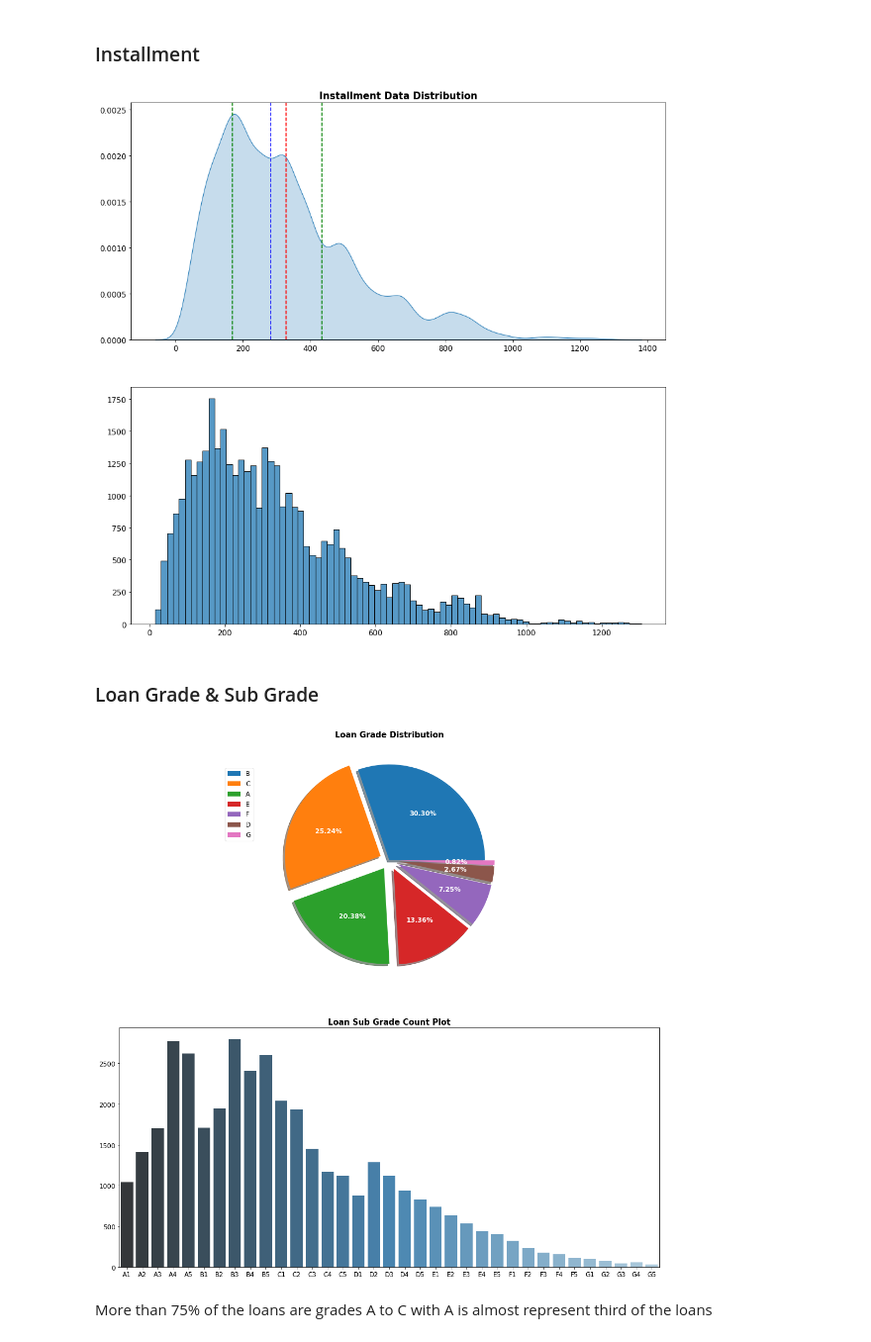
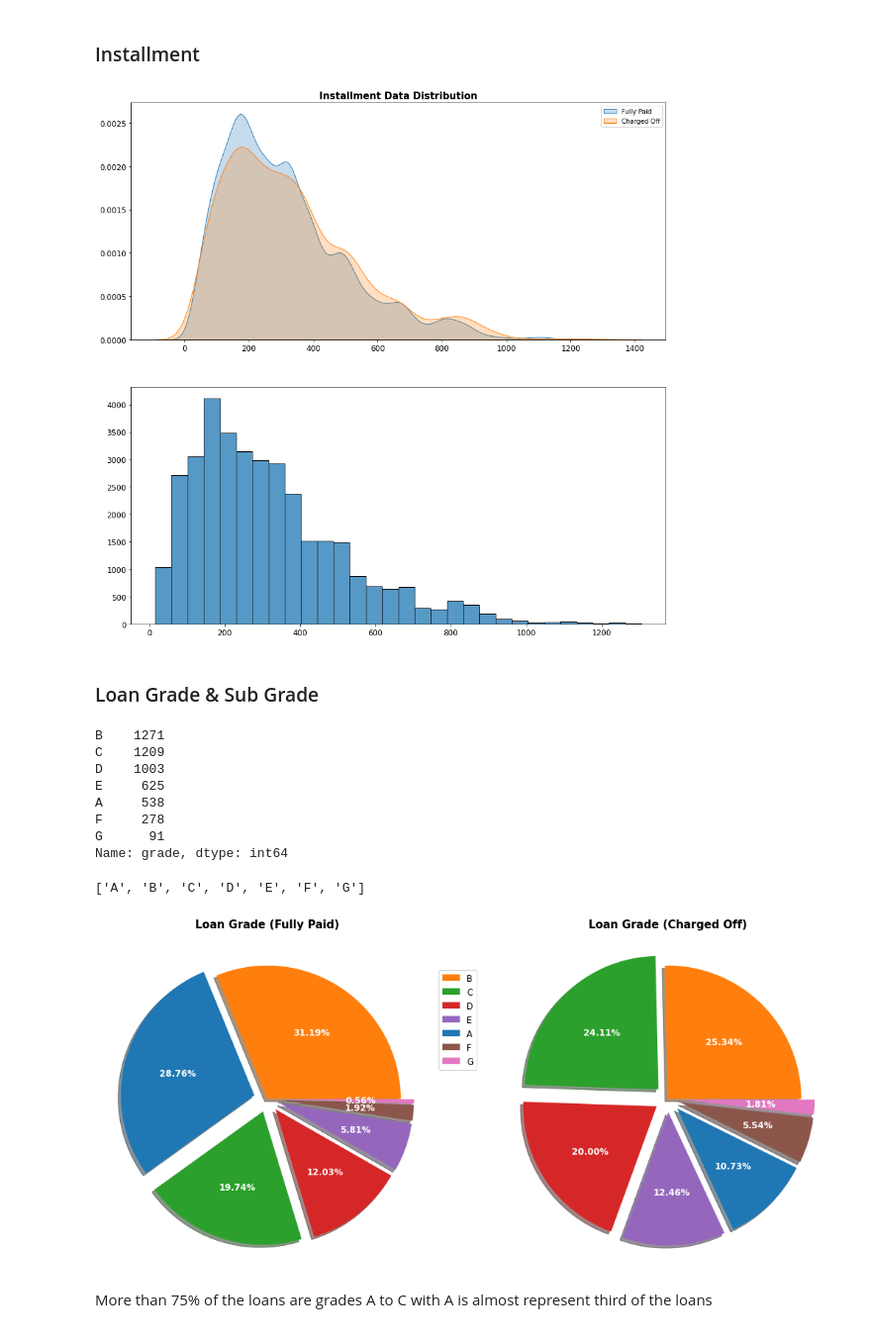
Before and after one commit to npalupunoori/LendingClubCaseStudy, a Jupyter notebook: Naren_Reddy_Palupunoori.ipynb, the cells around one changed output. Shown at 99% size. Saved outputs shown, nothing was run; the diff lists cells and outputs as text; code cells hidden in the pictures.

```diff
--- a/Naren_Reddy_Palupunoori.ipynb
+++ b/Naren_Reddy_Palupunoori.ipynb
@@ -327,6 +317,6 @@ pd.concat([upper_limit, lower_limit, mean, median, maximum, minimum], axis=1, ke
 plt.figure(figsize = (20,40))
 for i in range(0, len(numeric_columns)):
     plt.subplot(8,3,i+1)
-    plt.boxplot(loan_n[numeric_columns[i]])
+    plt.boxplot(loan_clean[numeric_columns[i]])
     plt.title(numeric_columns[i])
 # %% [output]
@@ -333,0 +328,6 @@ for i in range(0, len(numeric_columns)):
+# %%
+upper_annual_inc = loan.annual_inc.quantile(0.75) + 1.5 * (loan.annual_inc.quantile(0.75) - loan.annual_inc.quantile(0.25))
+# %%
+loan_clean = loan.loc[(loan['annual_inc'] <= upper_annual_inc) & (loan['loan_status'] != "Current")]
+loan_current = loan.loc[(loan['annual_inc'] <= upper_annual_inc) & (loan['loan_status'] == "Current")]
+loan_high = loan.loc[loan['annual_inc'] > upper_annual_inc]
@@ -340,0 +375,3 @@ Start to analyzie each coloum and see which are relevent. Initally steps
+# %%
+loan_paid = loan_clean.loc[loan_clean['loan_status'] == 'Fully Paid']
+loan_charged = loan_clean.loc[loan_clean['loan_status'] == 'Charged Off']
@@ -410,21 +478,20 @@ plt.show()
 # %%
 plt.figure(figsize=(15,15))
 plt.subplot(2,1,1)
-sns.kdeplot(data = loan, x ='installment', fill = bool).set(xlabel = None, ylabel = None)
-plt.axvline(x=loan.installment.mean(), color='red', linestyle = 'dashed')
-plt.axvline(x=loan.installment.median(), color='blue', linestyle = 'dashed')
-plt.axvline(x=loan.installment.quantile(0.25), color='green', linestyle = 'dashed')
-plt.axvline(x=loan.installment.quantile(0.75), color='green', linestyle = 'dashed')
+sns.kdeplot(data = loan_paid, x ='installment', fill = bool, label = "Fully Paid").set(xlabel = None,
+                                                                                             ylabel = None)
+sns.kdeplot(data = loan_charged, x ='installment', fill = bool, label = "Charged Off").set(xlabel = None,
+                                                                                        ylabel = None)
 plt.xticks(fontsize=12)
 plt.yticks(fontsize=12)
 plt.title("Installment Data Distribution", fontsize = 15, fontweight = 'bold')
-
+plt.legend(loc = 'upper right')
 plt.subplot(2,1,2)
-sns.histplot(data=loan, x="installment").set(xlabel = None, ylabel = None)
+sns.histplot(data=loan_clean, x="installment", bins=30).set(xlabel = None, ylabel = None)
 plt.xticks(fontsize=12)
 plt.yticks(fontsize=12)
 plt.show()
 # %% [output]
-[figure, old version]
+[figure, new version]
 # %% [markdown]
 ### Loan Grade & Sub Grade
@@ -433,28 +498,47 @@ loan.grade.value_counts()
+# %%
+loan_charged.grade.value_counts()
+# %% [output]
+B    1271
+C    1209
+D    1003
+E     625
+A     538
+F     278
+G      91
+Name: grade, dtype: int64
+# %%
+sorted(labels)
+# %% [output]
+['A', 'B', 'C', 'D', 'E', 'F', 'G']
 # %%
 plt.figure(figsize=(18,18))
 
-plt.subplot(2,1,1)
-size = loan['grade'].value_counts().tolist()
-labels = loan.grade.unique().tolist()
+plt.subplot(1,2,1)
+size = loan_paid['grade'].value_counts()
+labels = loan_paid.grade.value_counts().index
 explode = [0, 0.1, 0.1, 0.1, 0.1, 0.1, 0.1]
-plt.pie(size, explode = explode, shadow = True, autopct = '%.2f%%',
+colors = {'A': 'tab:blue','B': 'tab:orange','C': 'tab:green','D': 'tab:red','E': 'tab:purple','F': 'tab:brown',
+          'G': 'tab:pink'}
+plt.pie(size, explode = explode, shadow = True,
+        colors=[colors[i] for i in loan_paid.grade.value_counts().index], autopct = '%.2f%%',
        textprops={'color': 'w', 'fontsize' : 12, 'fontweight' : 'bold'})
-plt.title('Loan Grade Distribution', fontsize = 15, fontweight = 'bold')
+plt.title('Loan Grade (Fully Paid)', fontsize = 15, fontweight = 'bold')
+plt.axis('off')
+
+plt.subplot(1,2,2)
+size = loan_charged['grade'].value_counts().tolist()
+labels = loan_charged.grade.value_counts().index
+explode = [0, 0.1, 0.1, 0.1, 0.1, 0.1, 0.1]
+plt.pie(size, explode = explode, shadow = True,
+        colors=[colors[i] for i in loan_charged.grade.value_counts().index], autopct = '%.2f%%',
+       textprops={'color': 'w', 'fontsize' : 12, 'fontweight' : 'bold'})
+plt.title('Loan Grade (Charged Off)', fontsize = 15, fontweight = 'bold')
 plt.legend(labels, bbox_to_anchor=(-0.2,0.9), prop={'size': 12}, loc="upper left")
 plt.axis('off')
 
-plt.subplot(2,1,2)
-order = loan['sub_grade'].unique().tolist()
-order.sort()
-palette = sns.color_palette("Blues_d", n_colors=35)
-palette.reverse()
-sns.countplot(x = 'sub_grade', data = loan, order = order, palette = palette).set(xlabel = None, ylabel = None)
-plt.title('Loan Sub Grade Count Plot', fontweight="bold", fontsize = 15)
-plt.xticks(fontsize = 12)
-plt.yticks(fontsize=12)
 plt.show()
 # %% [output]
-[figure, old version]
+[figure, new version]
 # %% [markdown]
 More than 75% of the loans are grades A to C with A is almost represent third of the loans
 # %% [markdown]
```
Also changed, not shown: parts of 45 cells of this notebook.
